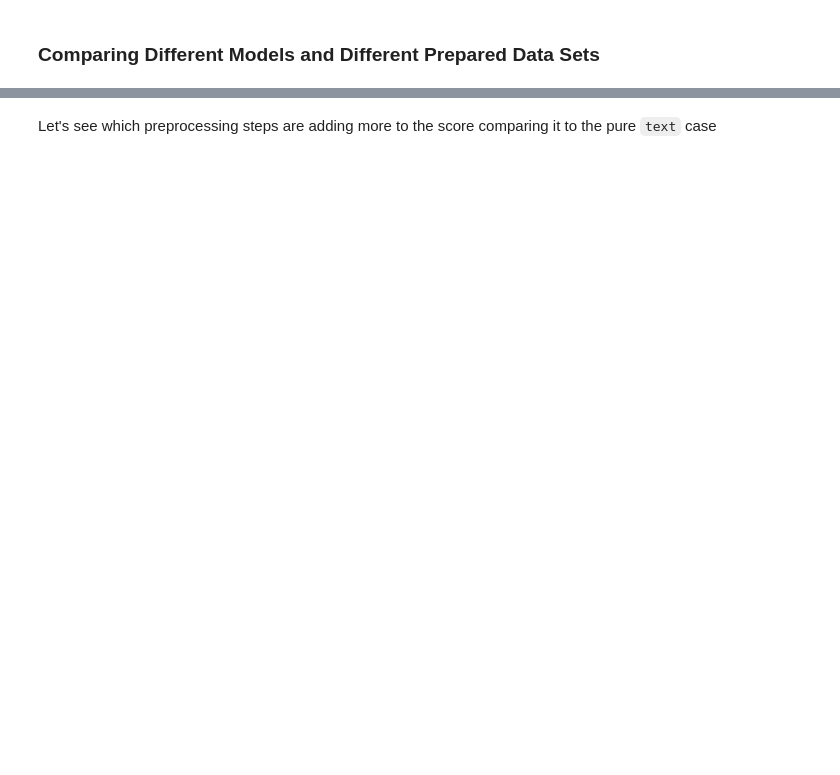
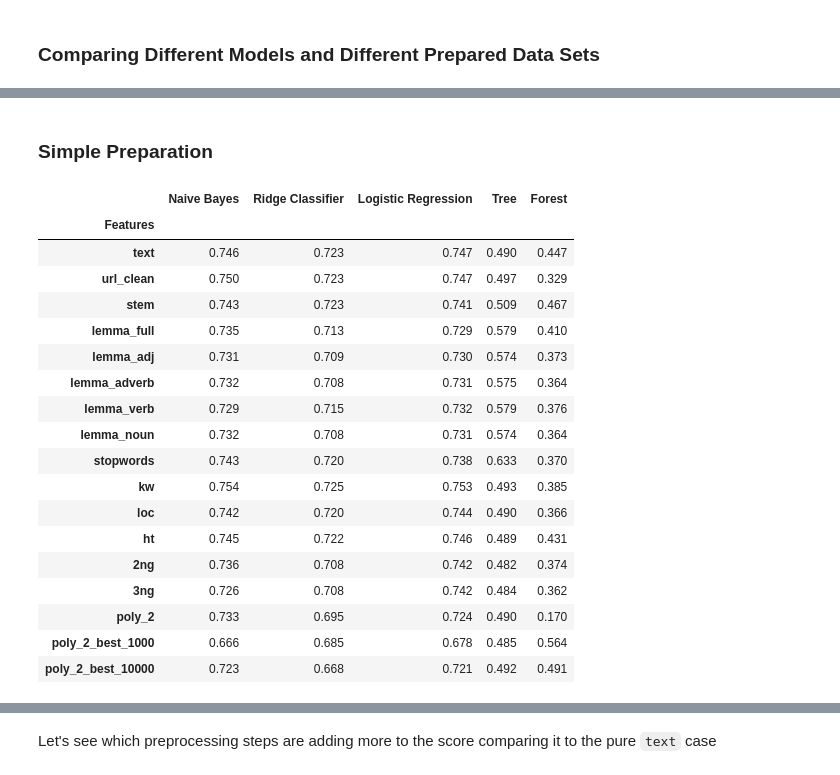
Before and after one commit to illyge/ml-zoomcamp-midterm-project, a Jupyter notebook: twitter_disasters.ipynb, the cells around one changed output, grey strips where cells are left out. Drawn from its saved outputs; the diff is of its cells as text; code cells hidden in the pictures; blank space fills up the shorter version.

```diff
--- a/twitter_disasters.ipynb
+++ b/twitter_disasters.ipynb
@@ -468,6 +512,13 @@ def lemma_preprocessor_noun(text):
 def stem_preprocessor(text):
     words=[stemmer.stem(w) for w in re.split("\\s+",text)]
     return ' '.join(words)
+# %%
+def url_clean(df):
+    df = df.copy()
+    df.text = df.text.replace(url_pattern, '', regex=True)
+    return df
+
+url_cleaner = FunctionTransformer(url_clean)
 # %%
 df_full_train, df_test = train_test_split(data, test_size=0.2, random_state=42)
 df_full_train.shape, df_test.shape
@@ -602,0 +699,20 @@ Processing {'preprocessor': None, 'stopwords': None, 'ngram_range': (1, 1), 'bes
+# %%
+def prepare_cross_val_vectors(X, y, settings=default_settings, cv=None):
+    splits = []
+    for train_index, val_index in cv.split(X, y):
+        y_train = y.iloc[train_index]
+        train_data = prepare_train_data(X.iloc[train_index], y_train, settings=settings)
+
+        X_val = prepare_test_vectors(X.iloc[val_index], train_data)
+        y_val = y.iloc[val_index]
+        splits.append({
+            'X_train': train_data['vectors'],
+            'y_train': y_train,
+            'X_val': X_val,
+            'y_val': y_val,
+            'transformers': train_data['transformers']
+        })
+    return {
+        'splits': splits,
+        'settings': settings
+    }
@@ -660,0 +796,35 @@ df
+# %% [markdown]
+### Simple Preparation
+# %%
+simple_models = {
+        'Naive Bayes': model_nb,
+        'Ridge Classifier': model_rc,
+        'Logistic Regression': model_lr,
+        'Tree': model_tree,
+        'Forest': model_forest
+    }
+
+simple_comparison_df = compare_models(simple_models, simple_vectors_combinations)
+simple_diffs = simple_comparison_df - simple_comparison_df.loc['text']
+# %%
+simple_comparison_df
+# %% [output]
+|  | Naive Bayes | Ridge Classifier | Logistic Regression | Tree | Forest |
+| Features |  |  |  |  |  |
+| text | 0.746 | 0.723 | 0.747 | 0.490 | 0.447 |
+| url_clean | 0.750 | 0.723 | 0.747 | 0.497 | 0.329 |
+| stem | 0.743 | 0.723 | 0.741 | 0.509 | 0.467 |
+| lemma_full | 0.735 | 0.713 | 0.729 | 0.579 | 0.410 |
+| lemma_adj | 0.731 | 0.709 | 0.730 | 0.574 | 0.373 |
+| lemma_adverb | 0.732 | 0.708 | 0.731 | 0.575 | 0.364 |
+| lemma_verb | 0.729 | 0.715 | 0.732 | 0.579 | 0.376 |
+| lemma_noun | 0.732 | 0.708 | 0.731 | 0.574 | 0.364 |
+| stopwords | 0.743 | 0.720 | 0.738 | 0.633 | 0.370 |
+| kw | 0.754 | 0.725 | 0.753 | 0.493 | 0.385 |
+| loc | 0.742 | 0.720 | 0.744 | 0.490 | 0.366 |
+| ht | 0.745 | 0.722 | 0.746 | 0.489 | 0.431 |
+| 2ng | 0.736 | 0.708 | 0.742 | 0.482 | 0.374 |
+| 3ng | 0.726 | 0.708 | 0.742 | 0.484 | 0.362 |
+| poly_2 | 0.733 | 0.695 | 0.724 | 0.490 | 0.170 |
+| poly_2_best_1000 | 0.666 | 0.685 | 0.678 | 0.485 | 0.564 |
+| poly_2_best_10000 | 0.723 | 0.668 | 0.721 | 0.492 | 0.491 |
```
Also changed, not shown: parts of 62 cells of this notebook.
